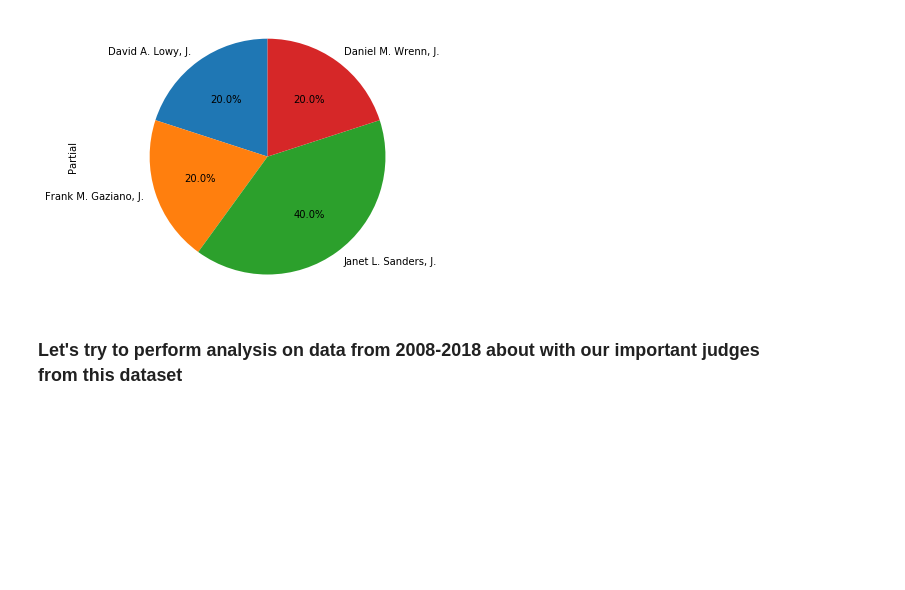
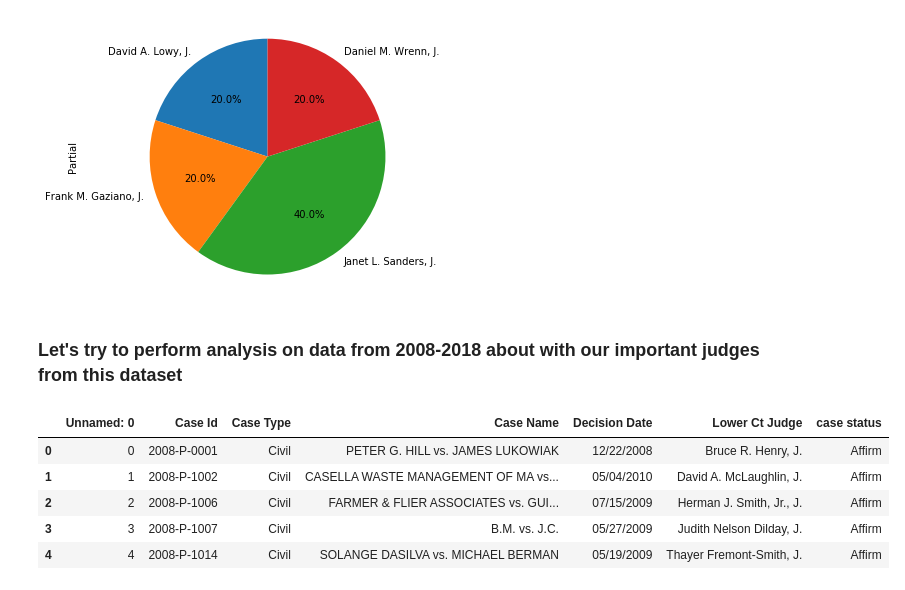
Before and after one commit to YashvardhanDas/BENCHMARKS-An-Analysis-of-Massachusetts-Court-Reversals, a Jupyter notebook: Judge_opinion_data/new_judge_analysis_anton.ipynb, the cells around one changed output. Saved outputs shown, nothing was run; the diff lists cells and outputs as text; code cells hidden in the pictures; blank space fills up the shorter version.

Commit message:
Added initial analysis for 2008-2018 judges

```diff
--- a/Judge_opinion_data/new_judge_analysis_anton.ipynb
+++ b/Judge_opinion_data/new_judge_analysis_anton.ipynb
@@ -255,3 +244,15 @@ pie_chart(partial_series)
 [figure]
 # %% [markdown]
 ### Let's try to perform analysis on data from 2008-2018 about with our important judges from this dataset
+# %%
+#Load in data from 2008-2018
+old_data = pd.read_csv('10yrs_civil_cases.csv')
+# %%
+old_data.head()
+# %% [output]
+|  | Unnamed: 0 | Case Id | Case Type | Case Name | Decision Date | Lower Ct Judge | case status |
+| 0 | 0 | 2008-P-0001 | Civil | PETER G. HILL vs. JAMES LUKOWIAK | 12/22/2008 | Bruce R. Henry, J. | Affirm |
+| 1 | 1 | 2008-P-1002 | Civil | CASELLA WASTE MANAGEMENT OF MA vs... | 05/04/2010 | David A. McLaughlin, J. | Affirm |
+| 2 | 2 | 2008-P-1006 | Civil | FARMER & FLIER ASSOCIATES vs. GUI... | 07/15/2009 | Herman J. Smith, Jr., J. | Affirm |
+| 3 | 3 | 2008-P-1007 | Civil | B.M. vs. J.C. | 05/27/2009 | Judith Nelson Dilday, J. | Affirm |
+| 4 | 4 | 2008-P-1014 | Civil | SOLANGE DASILVA vs. MICHAEL BERMAN | 05/19/2009 | Thayer Fremont-Smith, J. | Affirm |
```
Also changed, not shown: parts of 7 cells of this notebook.
